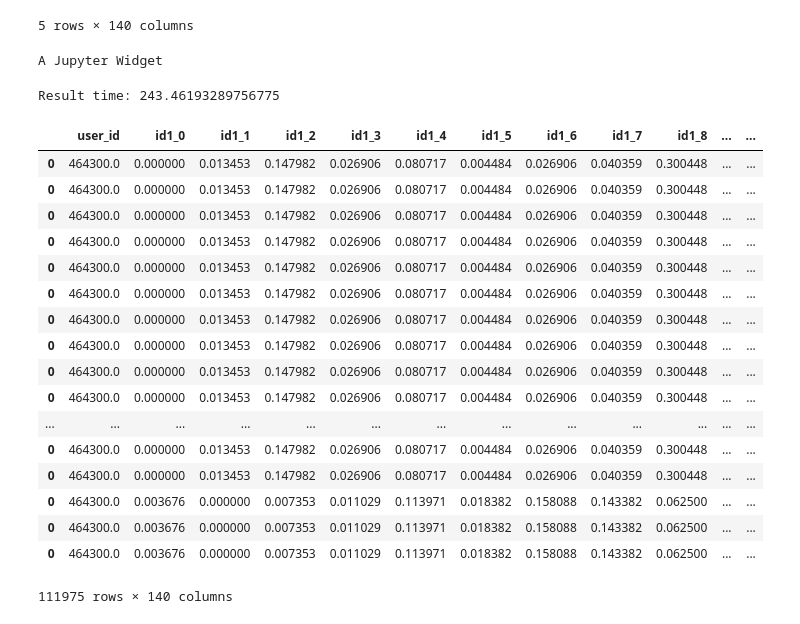
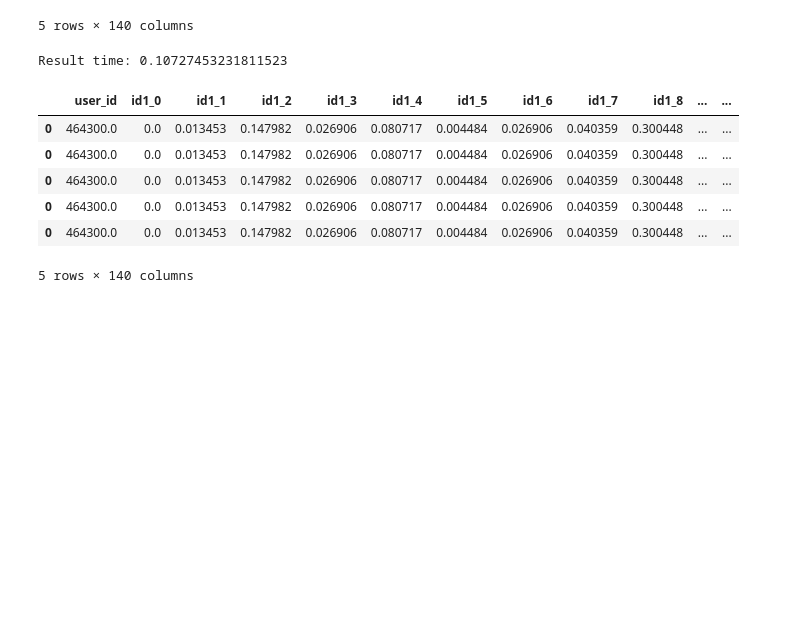
Before and after one commit to alxmamaev/IDAO-contest, a Jupyter notebook: dataset-prepear.ipynb, the cells around one changed output. Drawn from its saved outputs; the diff is of its cells as text; code cells hidden in the pictures; blank space fills up the shorter version.

```diff
--- a/dataset-prepear.ipynb
+++ b/dataset-prepear.ipynb
@@ -202,25 +202,13 @@ def get_dataset(log):
     print("Result time:", time.time()-start_time)
     return dataset
 # %%
-get_dataset(data[data["user_id"].isin(data["user_id"].unique()[:10])])
+get_dataset(data[data["user_id"].isin(data["user_id"].unique()[:10])]).head()
 # %% [output]
-A Jupyter Widget
+Result time: 0.10727453231811523
+|  | user_id | id1_0 | id1_1 | id1_2 | id1_3 | id1_4 | id1_5 | id1_6 | id1_7 | id1_8 | ... | ... |
+| 0 | 464300.0 | 0.0 | 0.013453 | 0.147982 | 0.026906 | 0.080717 | 0.004484 | 0.026906 | 0.040359 | 0.300448 | ... | ... |
+| 0 | 464300.0 | 0.0 | 0.013453 | 0.147982 | 0.026906 | 0.080717 | 0.004484 | 0.026906 | 0.040359 | 0.300448 | ... | ... |
+| 0 | 464300.0 | 0.0 | 0.013453 | 0.147982 | 0.026906 | 0.080717 | 0.004484 | 0.026906 | 0.040359 | 0.300448 | ... | ... |
+| 0 | 464300.0 | 0.0 | 0.013453 | 0.147982 | 0.026906 | 0.080717 | 0.004484 | 0.026906 | 0.040359 | 0.300448 | ... | ... |
+| 0 | 464300.0 | 0.0 | 0.013453 | 0.147982 | 0.026906 | 0.080717 | 0.004484 | 0.026906 | 0.040359 | 0.300448 | ... | ... |
-Result time: 243.46193289756775
+5 rows × 140 columns
-|  | user_id | id1_0 | id1_1 | id1_2 | id1_3 | id1_4 | id1_5 | id1_6 | id1_7 | id1_8 | ... | ... |
-| 0 | 464300.0 | 0.000000 | 0.013453 | 0.147982 | 0.026906 | 0.080717 | 0.004484 | 0.026906 | 0.040359 | 0.300448 | ... | ... |
-| 0 | 464300.0 | 0.000000 | 0.013453 | 0.147982 | 0.026906 | 0.080717 | 0.004484 | 0.026906 | 0.040359 | 0.300448 | ... | ... |
-| 0 | 464300.0 | 0.000000 | 0.013453 | 0.147982 | 0.026906 | 0.080717 | 0.004484 | 0.026906 | 0.040359 | 0.300448 | ... | ... |
-| 0 | 464300.0 | 0.000000 | 0.013453 | 0.147982 | 0.026906 | 0.080717 | 0.004484 | 0.026906 | 0.040359 | 0.300448 | ... | ... |
-| 0 | 464300.0 | 0.000000 | 0.013453 | 0.147982 | 0.026906 | 0.080717 | 0.004484 | 0.026906 | 0.040359 | 0.300448 | ... | ... |
-| 0 | 464300.0 | 0.000000 | 0.013453 | 0.147982 | 0.026906 | 0.080717 | 0.004484 | 0.026906 | 0.040359 | 0.300448 | ... | ... |
-| 0 | 464300.0 | 0.000000 | 0.013453 | 0.147982 | 0.026906 | 0.080717 | 0.004484 | 0.026906 | 0.040359 | 0.300448 | ... | ... |
-| 0 | 464300.0 | 0.000000 | 0.013453 | 0.147982 | 0.026906 | 0.080717 | 0.004484 | 0.026906 | 0.040359 | 0.300448 | ... | ... |
-| 0 | 464300.0 | 0.000000 | 0.013453 | 0.147982 | 0.026906 | 0.080717 | 0.004484 | 0.026906 | 0.040359 | 0.300448 | ... | ... |
-| 0 | 464300.0 | 0.000000 | 0.013453 | 0.147982 | 0.026906 | 0.080717 | 0.004484 | 0.026906 | 0.040359 | 0.300448 | ... | ... |
-| ... | ... | ... | ... | ... | ... | ... | ... | ... | ... | ... | ... | ... |
-| 0 | 464300.0 | 0.000000 | 0.013453 | 0.147982 | 0.026906 | 0.080717 | 0.004484 | 0.026906 | 0.040359 | 0.300448 | ... | ... |
-| 0 | 464300.0 | 0.000000 | 0.013453 | 0.147982 | 0.026906 | 0.080717 | 0.004484 | 0.026906 | 0.040359 | 0.300448 | ... | ... |
-| 0 | 464300.0 | 0.003676 | 0.000000 | 0.007353 | 0.011029 | 0.113971 | 0.018382 | 0.158088 | 0.143382 | 0.062500 | ... | ... |
-| 0 | 464300.0 | 0.003676 | 0.000000 | 0.007353 | 0.011029 | 0.113971 | 0.018382 | 0.158088 | 0.143382 | 0.062500 | ... | ... |
-| 0 | 464300.0 | 0.003676 | 0.000000 | 0.007353 | 0.011029 | 0.113971 | 0.018382 | 0.158088 | 0.143382 | 0.062500 | ... | ... |
-111975 rows × 140 columns
```
Also changed, not shown: parts of 4 cells of this notebook.
